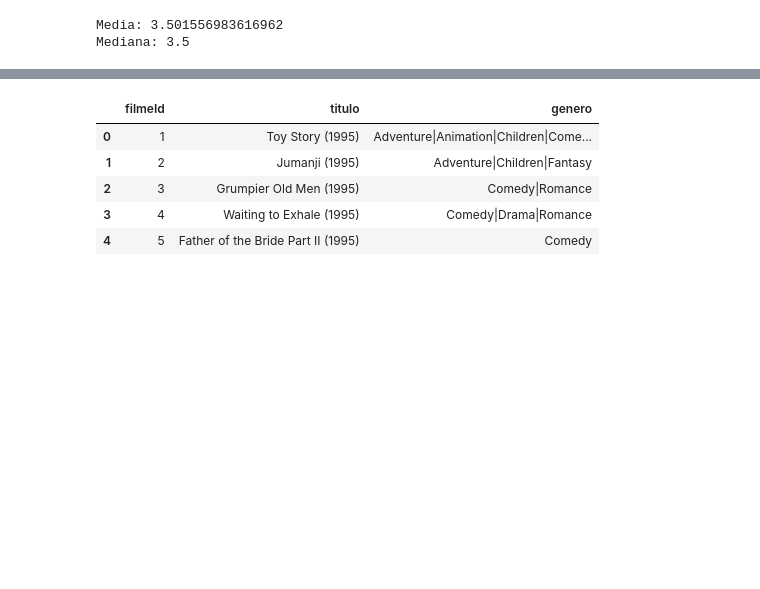
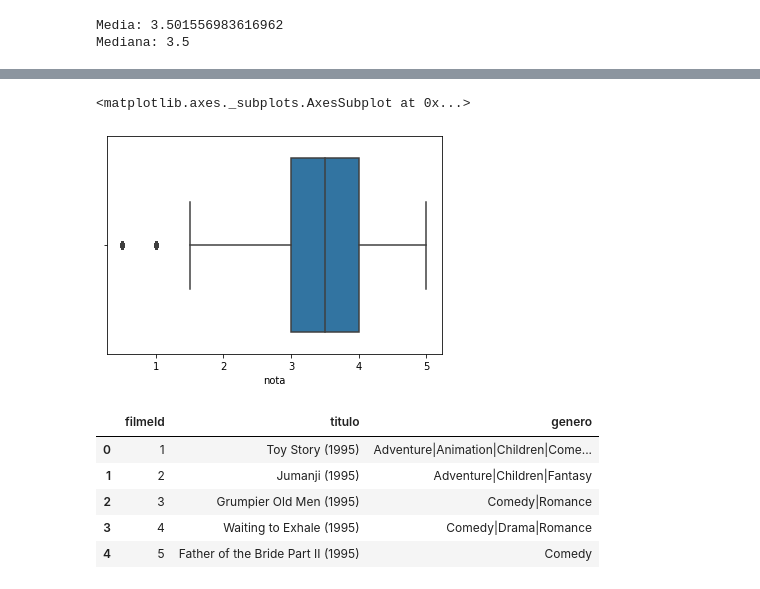
Before and after one commit to nandasilp/alura-datascience, a Jupyter notebook: aula0_introducao_data_science.ipynb, the cells around one changed output, grey strips where cells are left out. Saved outputs shown, nothing was run; the diff lists cells and outputs as text; code cells hidden in the pictures; blank space fills up the shorter version.

```diff
--- a/aula0_introducao_data_science.ipynb
+++ b/aula0_introducao_data_science.ipynb
@@ -61,3 +68,9 @@ Mediana: 3.5
+# %%
+import seaborn as sns
+sns.boxplot(notas.nota)
+# %% [output]
+<matplotlib.axes._subplots.AxesSubplot at 0x...>
+[figure, added]
 # %%
 filmes = pd.read_csv("movies.csv")
 filmes.columns = ["filmeId", "titulo", "genero"]
```
Also changed, not shown: parts of 36 cells of this notebook.
